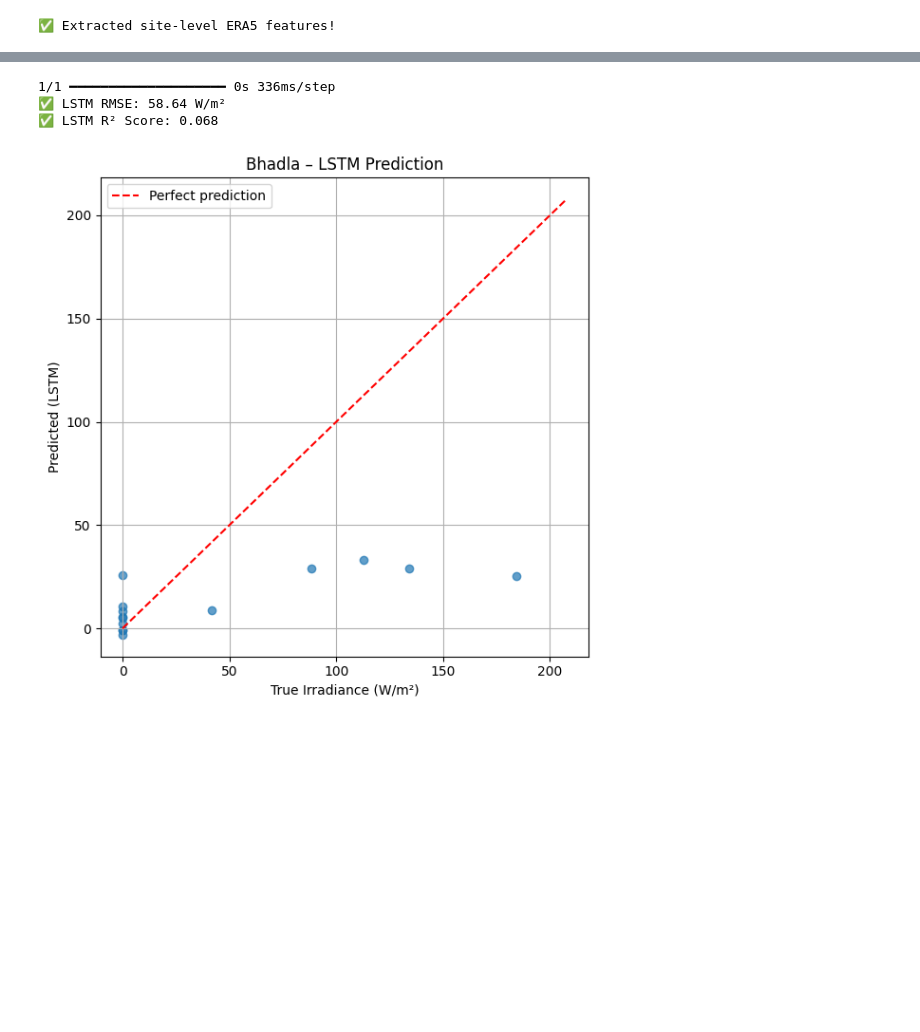
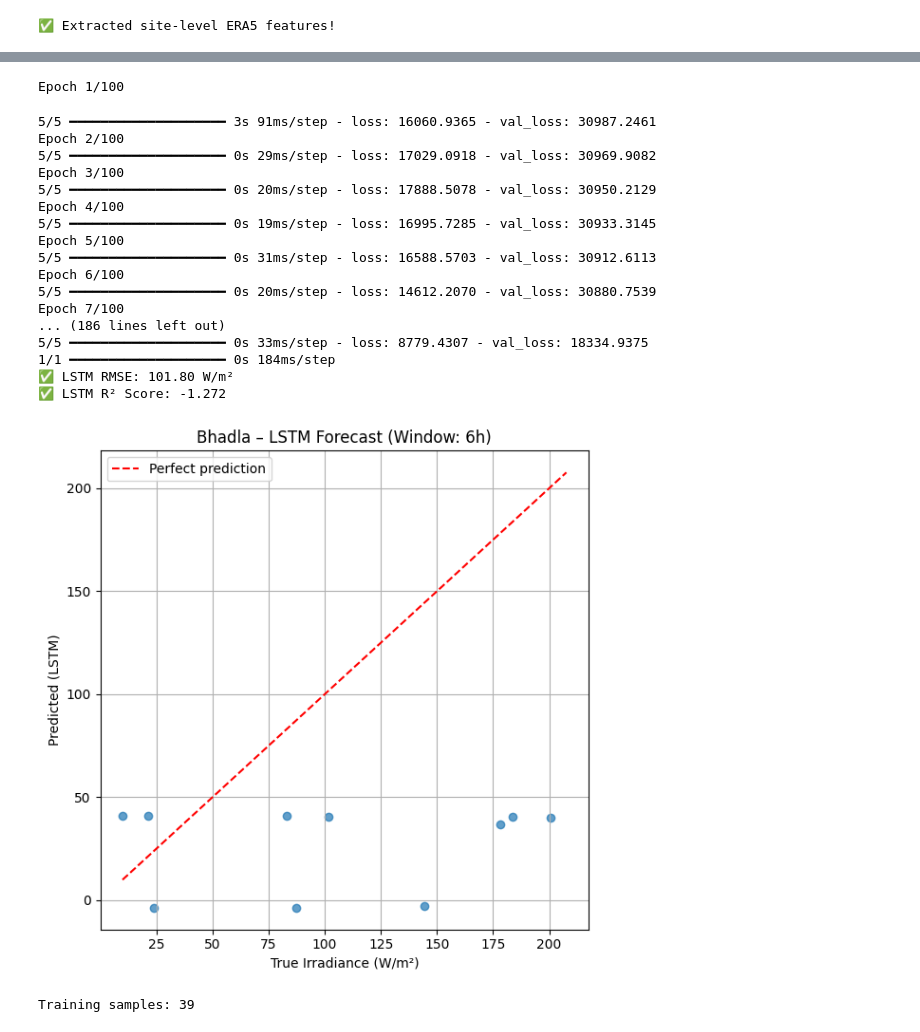
Before and after one commit to HongjinZhu/CausalST-forecast, a Jupyter notebook: benchmark.ipynb, the cells around one changed output, grey strips where cells are left out. Cells and saved outputs as stored; diff of their text form; code cells hidden in the pictures; blank space fills up the shorter version.

```diff
--- a/benchmark.ipynb
+++ b/benchmark.ipynb
@@ -199,59 +269,90 @@ plt.show()
 # %%
 import numpy as np
+import pandas as pd
 import tensorflow as tf
 from keras.models import Sequential
 from keras.layers import LSTM, Dense, Dropout
 from sklearn.preprocessing import StandardScaler
+from sklearn.metrics import mean_squared_error, r2_score
+import matplotlib.pyplot as plt
 
-# === Step 1: Normalize features ===
+# === Step 1: Scale entire feature set before creating sequences ===
 scaler = StandardScaler()
-X_train_scaled = scaler.fit_transform(X_train)
-X_test_scaled = scaler.transform(X_test)
+X_scaled = scaler.fit_transform(X)
 
-# === Step 2: Reshape to 3D for LSTM: (samples, time_steps, features) ===
-# We'll use a single timestep input for now (can be expanded later)
-X_train_lstm = X_train_scaled.reshape((X_train_scaled.shape[0], 1, X_train_scaled.shape[1]))
-X_test_lstm = X_test_scaled.reshape((X_test_scaled.shape[0], 1, X_test_scaled.shape[1]))
+# === Step 2: Create sequences of past N hours ===
+def create_sequences(X_data, y_data, window_size):
+    X_seq, y_seq = [], []
+    for i in range(len(X_data) - window_size):
+        X_seq.append(X_data[i:i+window_size])
+        y_seq.append(y_data[i+window_size])
+    return np.array(X_seq), np.array(y_seq)
 
-# === Step 3: Build LSTM model ===
+window_size = 6  # Use last 6 hours as input
+X_seq, y_seq = create_sequences(X_scaled, y.values, window_size)
+
+# === Step 3: Time-based split for training/testing ===
+split_idx = int(len(X_seq) * 0.8)
+X_train_lstm, X_test_lstm = X_seq[:split_idx], X_seq[split_idx:]
+y_train_lstm, y_test_lstm = y_seq[:split_idx], y_seq[split_idx:]
+
+# === Step 4: Build LSTM model ===
 model_lstm = Sequential([
-    LSTM(64, input_shape=(1, X.shape[1]), return_sequences=False),
+    LSTM(64, input_shape=(window_size, X.shape[1]), return_sequences=False),
     Dropout(0.2),
     Dense(1)
 ])
-
 model_lstm.compile(optimizer='adam', loss='mse')
 
-# === Step 4: Train the model ===
+# === Step 5: Train model ===
 history = model_lstm.fit(
-    X_train_lstm, y_train.values,
+    X_train_lstm, y_train_lstm,
     epochs=100,
     batch_size=8,
     validation_split=0.1,
-    verbose=0  # Change to 1 to see training output
+    verbose=1  # set to 0 if you prefer quiet training
 )
 
-# === Step 5: Evaluate ===
+# === Step 6: Evaluate ===
 y_pred_lstm = model_lstm.predict(X_test_lstm).flatten()
-rmse_lstm = np.sqrt(mean_squared_error(y_test, y_pred_lstm))
-r2_lstm = r2_score(y_test, y_pred_lstm)
+rmse_lstm = np.sqrt(mean_squared_error(y_test_lstm, y_pred_lstm))
+r2_lstm = r2_score(y_test_lstm, y_pred_lstm)
 
 print(f"✅ LSTM RMSE: {rmse_lstm:.2f} W/m²")
 print(f"✅ LSTM R² Score: {r2_lstm:.3f}")
 
-# === Step 6: Plot ===
+# === Step 7: Visualization ===
 plt.figure(figsize=(6, 6))
-plt.scatter(y_test, y_pred_lstm, alpha=0.7)
+plt.scatter(y_test_lstm, y_pred_lstm, alpha=0.7)
 plt.plot([y.min(), y.max()], [y.min(), y.max()], 'r--', label="Perfect prediction")
 plt.xlabel("True Irradiance (W/m²)")
 plt.ylabel("Predicted (LSTM)")
-plt.title(f"{site_name} – LSTM Prediction")
+plt.title(f"{site_name} – LSTM Forecast (Window: {window_size}h)")
 plt.legend()
 plt.grid(True)
 plt.tight_layout()
 plt.show()
 # %% [output]
-1/1 ━━━━━━━━━━━━━━━━━━━━ 0s 336ms/step
-✅ LSTM RMSE: 58.64 W/m²
-✅ LSTM R² Score: 0.068
+Epoch 1/100
+5/5 ━━━━━━━━━━━━━━━━━━━━ 3s 91ms/step - loss: 16060.9365 - val_loss: 30987.2461
+Epoch 2/100
+5/5 ━━━━━━━━━━━━━━━━━━━━ 0s 29ms/step - loss: 17029.0918 - val_loss: 30969.9082
+Epoch 3/100
+5/5 ━━━━━━━━━━━━━━━━━━━━ 0s 20ms/step - loss: 17888.5078 - val_loss: 30950.2129
+Epoch 4/100
+5/5 ━━━━━━━━━━━━━━━━━━━━ 0s 19ms/step - loss: 16995.7285 - val_loss: 30933.3145
+Epoch 5/100
+5/5 ━━━━━━━━━━━━━━━━━━━━ 0s 31ms/step - loss: 16588.5703 - val_loss: 30912.6113
+Epoch 6/100
+5/5 ━━━━━━━━━━━━━━━━━━━━ 0s 20ms/step - loss: 14612.2070 - val_loss: 30880.7539
+Epoch 7/100
+... (186 lines left out)
+5/5 ━━━━━━━━━━━━━━━━━━━━ 0s 33ms/step - loss: 8779.4307 - val_loss: 18334.9375
+1/1 ━━━━━━━━━━━━━━━━━━━━ 0s 184ms/step
+✅ LSTM RMSE: 101.80 W/m²
+✅ LSTM R² Score: -1.272
-[figure, old version]
+[figure, new version]
+# %%
+print("Training samples:", X_train_lstm.shape[0])
+# %% [output]
+Training samples: 39
```
Also changed, not shown: parts of 9 cells of this notebook, 2 other files.
